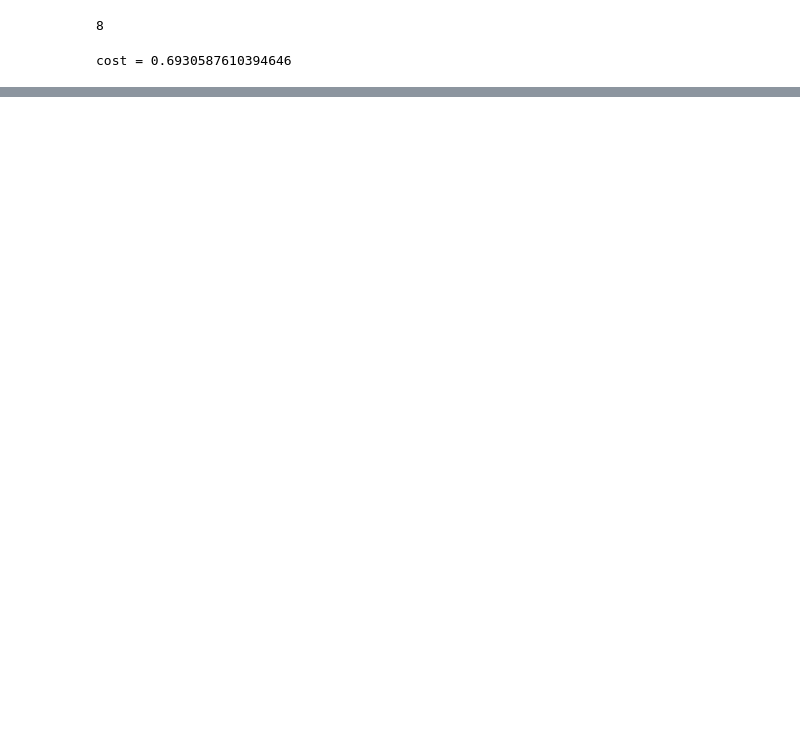
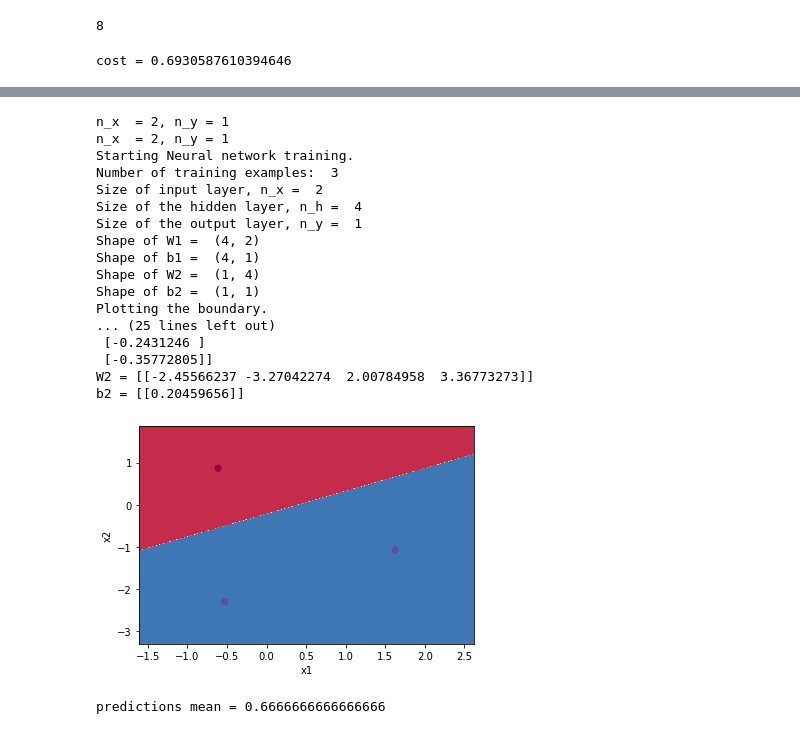
Before and after one commit to arunesh/dnn, a Jupyter notebook: basic/planar-data.ipynb, the cells around one changed output, grey strips where cells are left out. Cells and saved outputs as stored; diff of their text form; code cells hidden in the pictures; blank space fills up the shorter version.

Commit message:
build the full network

```diff
--- a/basic/planar-data.ipynb
+++ b/basic/planar-data.ipynb
@@ -303,7 +306,7 @@ def backward_propagation(parameters, cache, X, Y):
 
     # Backward propagation: calculate dW1, db1, dW2, db2.
     ### START CODE HERE ### (≈ 6 lines of code, corresponding to 6 equations on slide above)
-    dZ2 = Y - A2
+    dZ2 = A2 -Y
     dW2 = np.dot(dZ2, A1.T) / m
     db2 = np.sum(dZ2, axis = 1, keepdims=True) / m
     dZ1 = np.matmul(W2.T, dZ2) * (1 - np.power(A1, 2))
@@ -318,7 +321,7 @@ def backward_propagation(parameters, cache, X, Y):
 
     return grads
 # %%
-arameters, cache, X_assess, Y_assess = backward_propagation_test_case()
+parameters, cache, X_assess, Y_assess = backward_propagation_test_case()
 
 grads = backward_propagation(parameters, cache, X_assess, Y_assess)
 print ("dW1 = "+ str(grads["dW1"]))
@@ -338,0 +384,8 @@ db2 = [[0.16655712]]
+# %%
+parameters, grads = update_parameters_test_case()
+parameters = update_parameters(parameters, grads)
+
+print("W1 = " + str(parameters["W1"]))
+print("b1 = " + str(parameters["b1"]))
+print("W2 = " + str(parameters["W2"]))
+print("b2 = " + str(parameters["b2"]))
@@ -338,0 +502,33 @@ db2 = [[0.16655712]]
+# %%
+X_assess, Y_assess = nn_model_test_case()
+parameters = nn_model(X_assess, Y_assess, 4, num_iterations=10000, print_cost=True)
+print("W1 = " + str(parameters["W1"]))
+print("b1 = " + str(parameters["b1"]))
+print("W2 = " + str(parameters["W2"]))
+print("b2 = " + str(parameters["b2"]))
+# %% [output]
+n_x  = 2, n_y = 1
+n_x  = 2, n_y = 1
+Starting Neural network training.
+Number of training examples:  3
+Size of input layer, n_x =  2
+Size of the hidden layer, n_h =  4
+Size of the output layer, n_y =  1
+Shape of W1 =  (4, 2)
+Shape of b1 =  (4, 1)
+Shape of W2 =  (1, 4)
+Shape of b2 =  (1, 1)
+Plotting the boundary.
+... (25 lines left out)
+ [-0.2431246 ]
+ [-0.35772805]]
+W2 = [[-2.45566237 -3.27042274  2.00784958  3.36773273]]
+b2 = [[0.20459656]]
+[figure, added]
+# %%
+parameters, X_assess = predict_test_case()
+
+predictions = predict(parameters, X_assess)
+print("predictions mean = " + str(np.mean(predictions)))
+# %% [output]
+predictions mean = 0.6666666666666666
```
Also changed, not shown: parts of 7 cells of this notebook, 1 other file.
